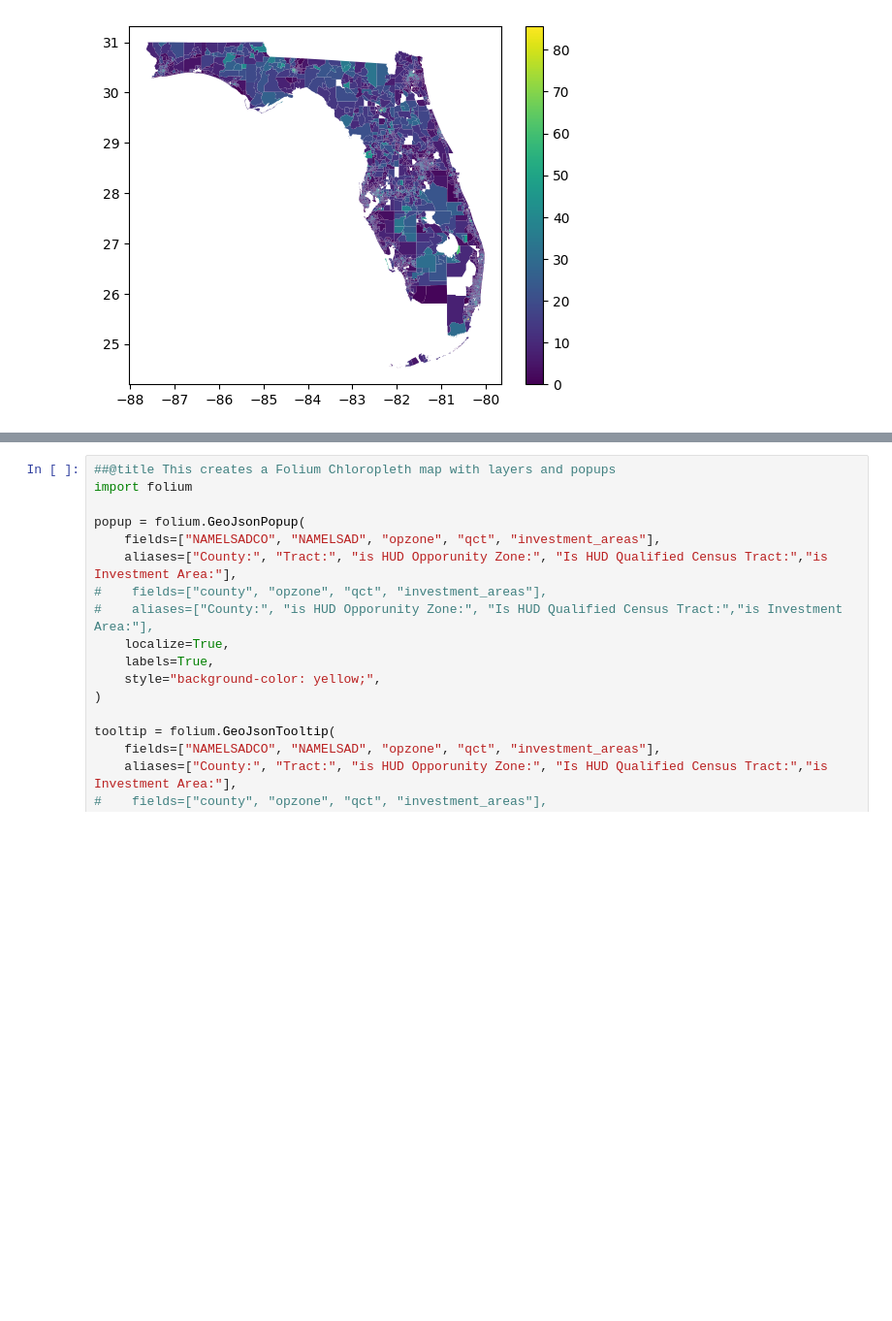
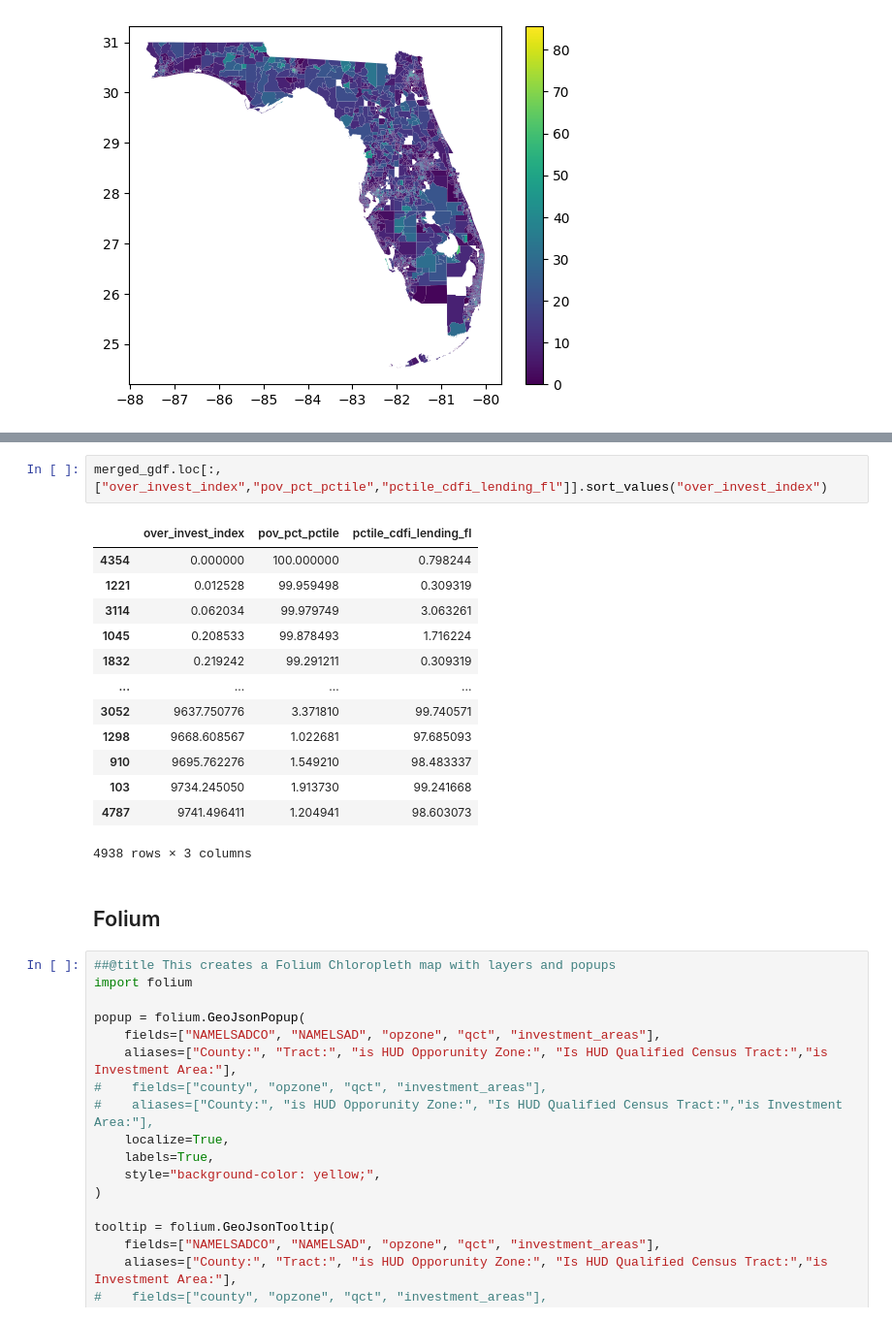
Before and after one commit to datakind/datakit-housing-fall-2024, a Jupyter notebook: challenge-3/FL/DataKindHousingChallenge3GeoMaps.ipynb, the cells around one changed output, grey strips where cells are left out. Shown at 97% size. Saved outputs shown, nothing was run; the diff lists cells and outputs as text; blank space fills up the shorter version.

```diff
--- a/challenge-3/FL/DataKindHousingChallenge3GeoMaps.ipynb
+++ b/challenge-3/FL/DataKindHousingChallenge3GeoMaps.ipynb
@@ -328,3 +363,21 @@ merged_gdf.plot(column="pov_pct_est",legend=True)
+# %%
+merged_gdf.loc[:,["over_invest_index","pov_pct_pctile","pctile_cdfi_lending_fl"]].sort_values("over_invest_index")
+# %% [output]
+|  | over_invest_index | pov_pct_pctile | pctile_cdfi_lending_fl |
+| 4354 | 0.000000 | 100.000000 | 0.798244 |
+| 1221 | 0.012528 | 99.959498 | 0.309319 |
+| 3114 | 0.062034 | 99.979749 | 3.063261 |
+| 1045 | 0.208533 | 99.878493 | 1.716224 |
+| 1832 | 0.219242 | 99.291211 | 0.309319 |
+| ... | ... | ... | ... |
+| 3052 | 9637.750776 | 3.371810 | 99.740571 |
+| 1298 | 9668.608567 | 1.022681 | 97.685093 |
+| 910 | 9695.762276 | 1.549210 | 98.483337 |
+| 103 | 9734.245050 | 1.913730 | 99.241668 |
+| 4787 | 9741.496411 | 1.204941 | 98.603073 |
+4938 rows × 3 columns
+# %% [markdown]
+## Folium
 # %%
 ##@title This creates a Folium Chloropleth map with layers and popups
 import folium
```
Also changed, not shown: parts of 3 cells of this notebook.
